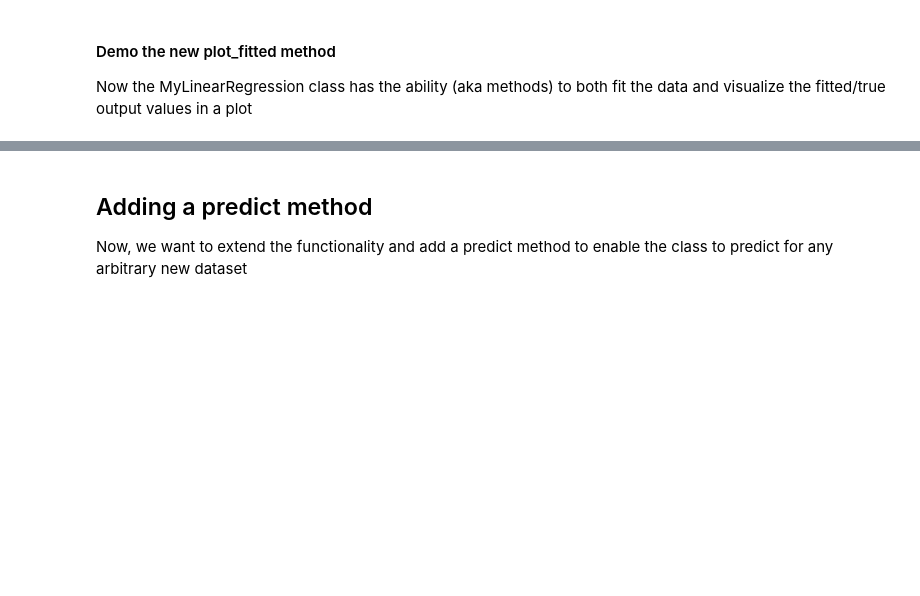
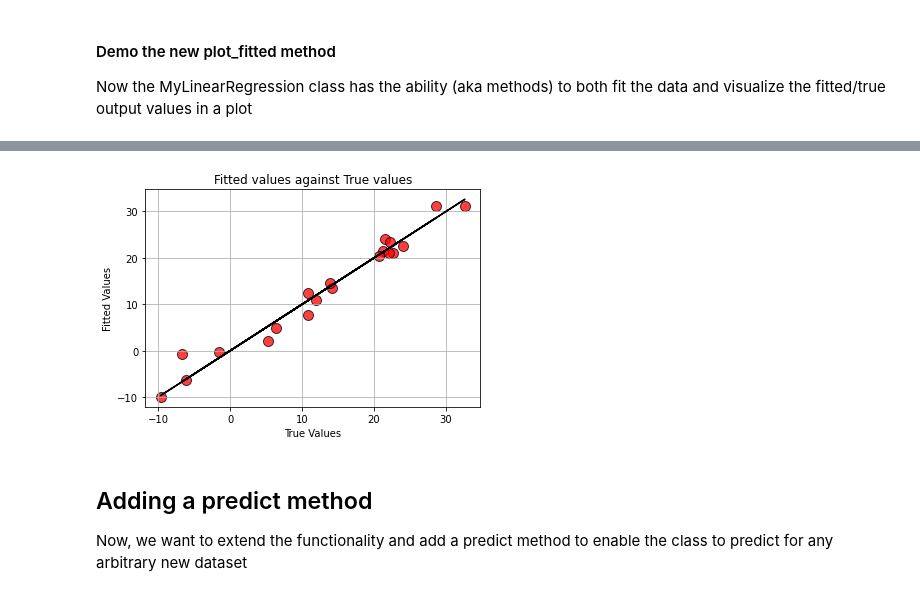
Before and after one commit to SohanAlam/Personal_exercises, a Jupyter notebook: Chapter1/OOP/lr_oop.ipynb, the cells around one changed output, grey strips where cells are left out. Saved outputs shown, nothing was run; the diff lists cells and outputs as text; code cells hidden in the pictures; blank space fills up the shorter version.

```diff
--- a/Chapter1/OOP/lr_oop.ipynb
+++ b/Chapter1/OOP/lr_oop.ipynb
@@ -265,5 +304,8 @@ Now the MyLinearRegression class has the ability (aka methods) to both fit the d
 # %%
 # We can pass on a switch 'reference_line' to draw a 45-degree reference line on the plot
+fresh.plot_fitted(reference_line=True)
+# %% [output]
+[figure, added]
 # %% [markdown]
 ##  Adding a predict method
 Now, we want to extend the functionality and add a predict method to enable the class to predict for any arbitrary new dataset
```
Also changed, not shown: parts of 24 cells of this notebook, 3 other files.
